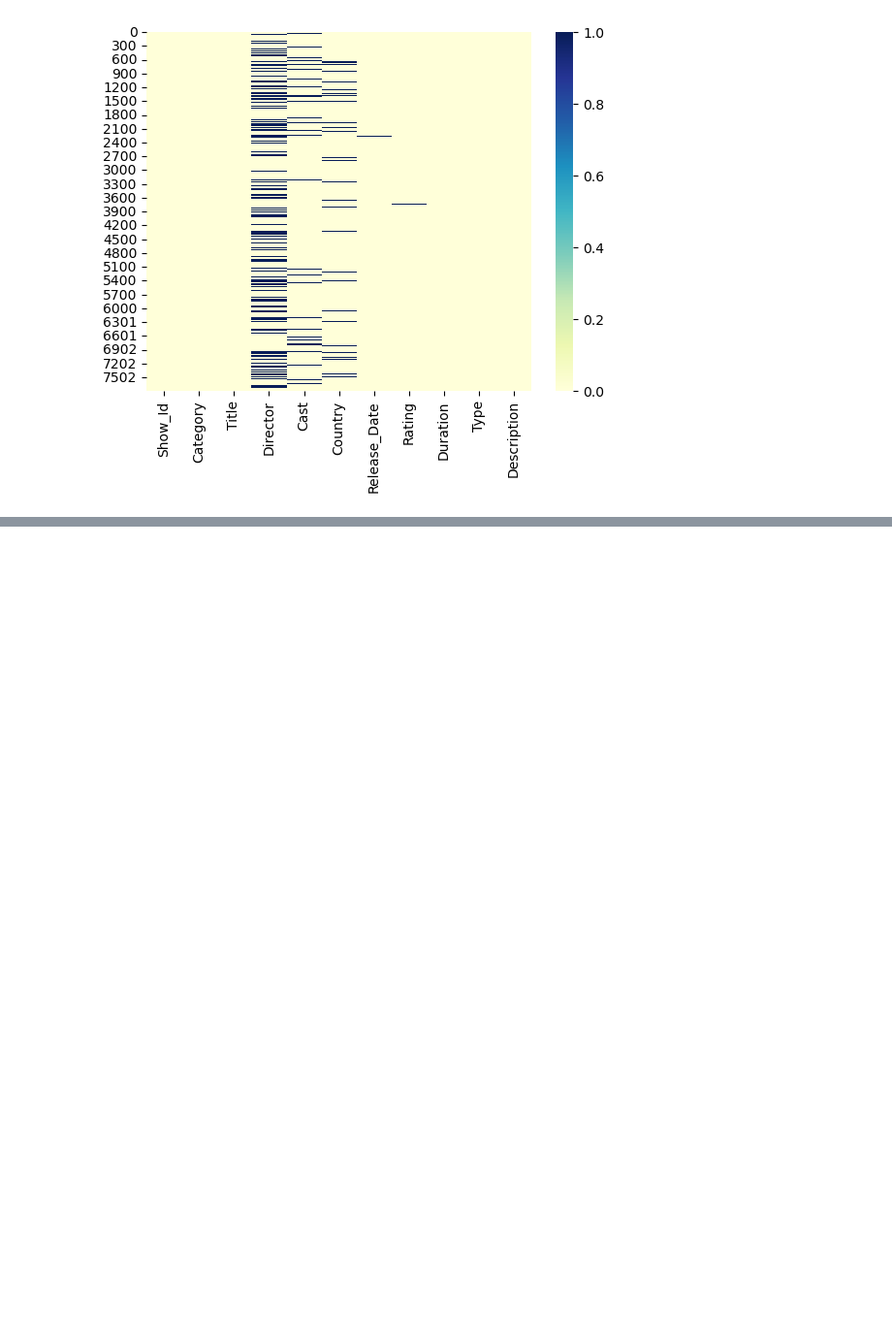
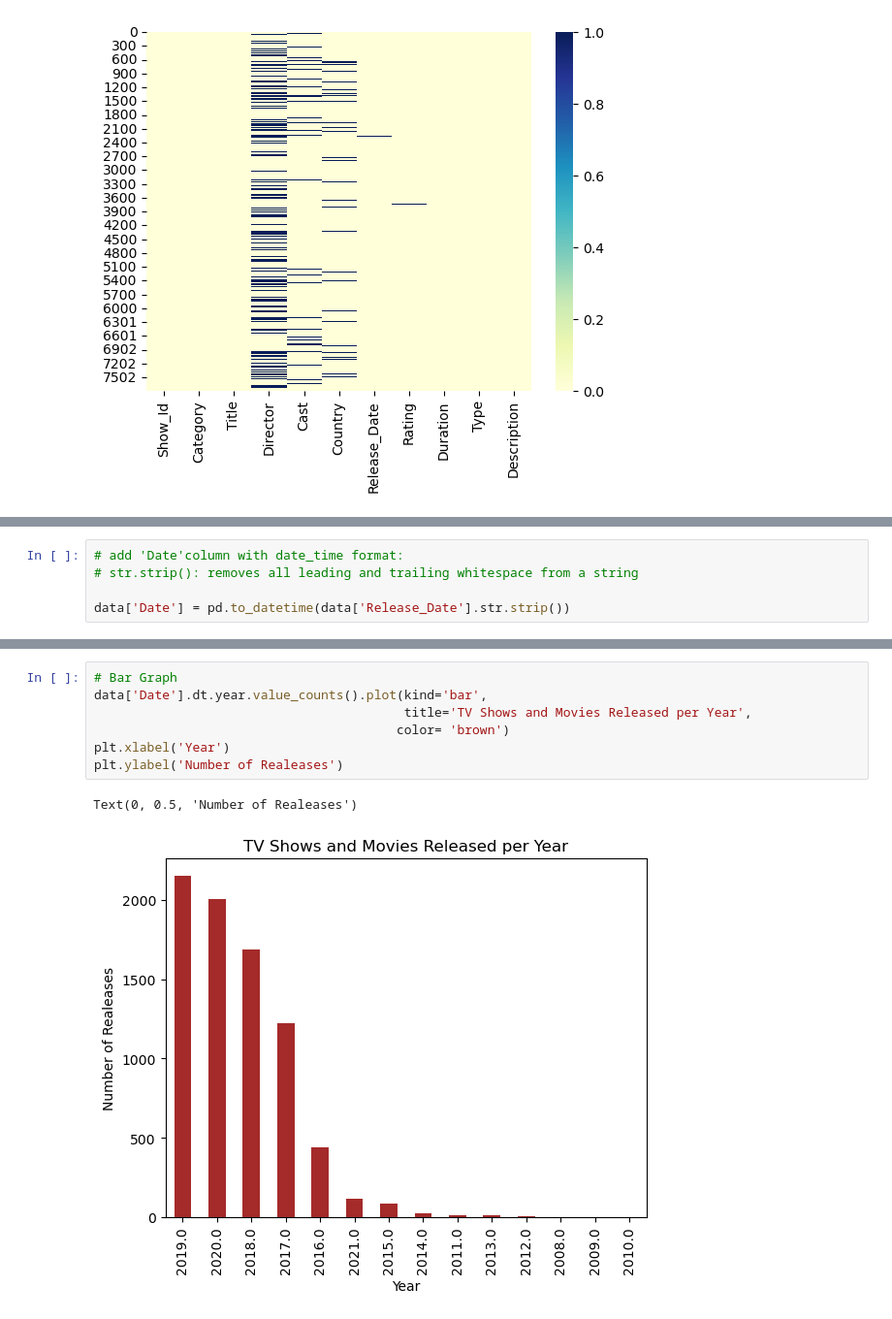
Before and after one commit to Hibou10/Netflix-Project, a Jupyter notebook: analyse.ipynb, the cells around one changed output, grey strips where cells are left out. Shown at 97% size. Cells and saved outputs as stored; diff of their text form; blank space fills up the shorter version.

Commit message:
Add data cleaning and EDA: release year, category filter, and bar charts

```diff
--- a/analyse.ipynb
+++ b/analyse.ipynb
@@ -175,0 +248,5 @@ sns.heatmap(data.isnull(), cmap="YlGnBu")
+# %%
+# add 'Date'column with date_time format:
+# str.strip(): removes all leading and trailing whitespace from a string
+
+data['Date'] = pd.to_datetime(data['Release_Date'].str.strip())
@@ -175,0 +296,10 @@ sns.heatmap(data.isnull(), cmap="YlGnBu")
+# %%
+# Bar Graph
+data['Date'].dt.year.value_counts().plot(kind='bar',
+                                         title='TV Shows and Movies Released per Year',
+                                        color= 'brown')
+plt.xlabel('Year')
+plt.ylabel('Number of Realeases')
+# %% [output]
+Text(0, 0.5, 'Number of Realeases')
+[figure, added]
```
Also changed, not shown: parts of 24 cells of this notebook.
